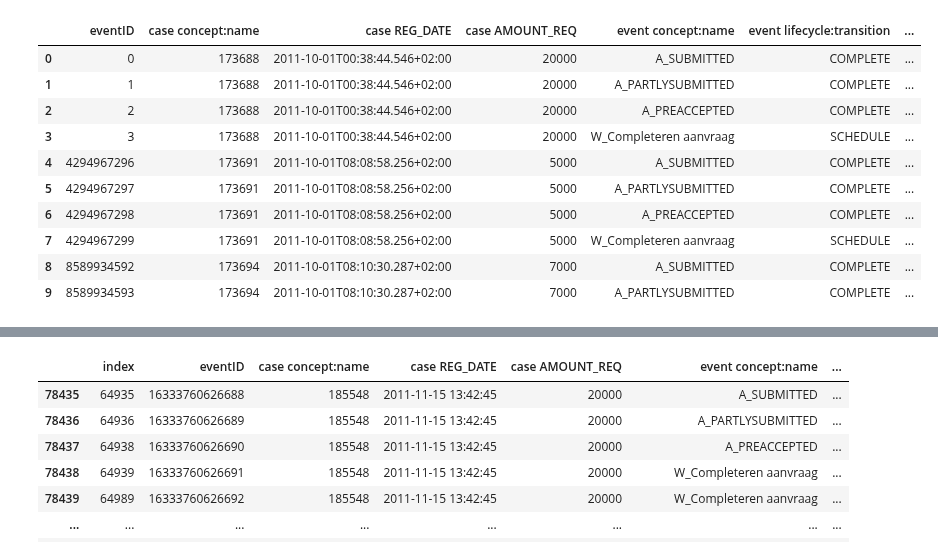
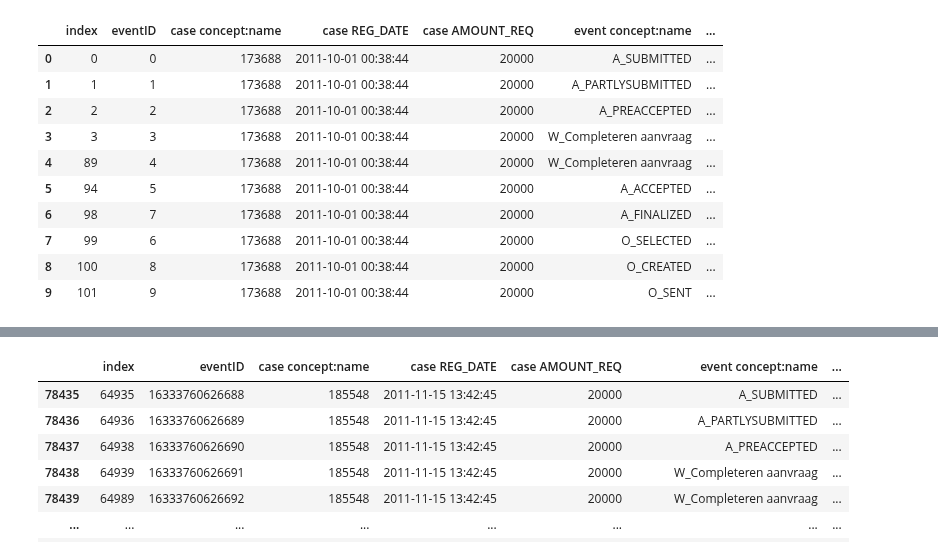
Before and after one commit to Elite-NL/Process_Mining, a Jupyter notebook: Baseline Prediction Tool.ipynb, the cells around one changed output, grey strips where cells are left out. Saved outputs shown, nothing was run; the diff lists cells and outputs as text; code cells hidden in the pictures.

```diff
--- a/Baseline Prediction Tool.ipynb
+++ b/Baseline Prediction Tool.ipynb
@@ -6,33 +6,52 @@ import re
 # %%
 # This notebook can be run separately from the deliverable tool.
 if (('df' not in globals()) or ('df_test' not in globals())):
     df = pd.read_csv('data/BPI_Challenge_2012-training.csv')
 
     df_test = pd.read_csv('data/BPI_Challenge_2012-test.csv')
 
     # Defining database-specific variables
     case_column = "case concept:name"
     registration_time_column = "case REG_DATE"
     event_column = "event concept:name"
     timestamp_column = "event time:timestamp"
     timeformat_registration = "%Y-%m-%dT%H:%M:%S" # new time format
     timeformat_timestamp = "%d-%m-%Y %H:%M:%S.%f"
 
     # Names of columns we will add in this notebook
     position_column = "Position"
-    baseline_next_event_column = "Baseline Prediction for Next Activity"
-    baseline_next_timestamp_column = "Baseline Prediction for Next Timestamp"
+    baseline_la_next_event_column = "Baseline Last Event Prediction for Next Activity" # added in the baseline notebook
+    baseline_la_next_timestamp_column = "Baseline Last Event Prediction for Next Timestamp" # added in the baseline notebook
+    baseline_pos_next_event_column = "Baseline Last Pos Prediction for Next Activity" # added in the baseline notebook
+    baseline_pos_next_timestamp_column = "Baseline Last Pos Prediction for Next Timestamp" # added in the baseline notebook
+
+
+    # We fill in the Position column that shows which position is a certain event in the trace (the first event is 1)
+    df[position_column] = df.groupby([case_column]).cumcount()+1
+    df_test[position_column] = df_test.groupby([case_column]).cumcount()+1
+
+    # Basic data preprocessing of the timestamps
+    df[registration_time_column]= [re.sub('\..*|\+.*','',a,flags=re.DOTALL) for a in df[registration_time_column]]
+    df[registration_time_column] = [datetime.strptime(date, timeformat_registration) for date in df[registration_time_column]]
+    df[timestamp_column] = [datetime.strptime(date, timeformat_timestamp) for date in df[timestamp_column]]
+    df = df.sort_values(by=[case_column, timestamp_column]).reset_index() # sort values by user and time of event
+
+    # Basic data preprocessing of the timestamps
+    df_test[registration_time_column]= [re.sub('\..*|\+.*','',a,flags=re.DOTALL) for a in df_test[registration_time_column]]
+    df_test[registration_time_column] = [datetime.strptime(date, timeformat_registration) for date in df_test[registration_time_column]]
+    df_test[timestamp_column] = [datetime.strptime(date, timeformat_timestamp) for date in df_test[timestamp_column]]
+    df_test = df_test.sort_values(by=[case_column, timestamp_column]).reset_index() # sort values by user and time of event
 
 df.head(10)
 # %% [output]
-|  | eventID | case concept:name | case REG_DATE | case AMOUNT_REQ | event concept:name | event lifecycle:transition | ... |
-| 0 | 0 | 173688 | 2011-10-01T00:38:44.546+02:00 | 20000 | A_SUBMITTED | COMPLETE | ... |
-| 1 | 1 | 173688 | 2011-10-01T00:38:44.546+02:00 | 20000 | A_PARTLYSUBMITTED | COMPLETE | ... |
-| 2 | 2 | 173688 | 2011-10-01T00:38:44.546+02:00 | 20000 | A_PREACCEPTED | COMPLETE | ... |
-| 3 | 3 | 173688 | 2011-10-01T00:38:44.546+02:00 | 20000 | W_Completeren aanvraag | SCHEDULE | ... |
-| 4 | 4294967296 | 173691 | 2011-10-01T08:08:58.256+02:00 | 5000 | A_SUBMITTED | COMPLETE | ... |
-| 5 | 4294967297 | 173691 | 2011-10-01T08:08:58.256+02:00 | 5000 | A_PARTLYSUBMITTED | COMPLETE | ... |
-| 6 | 4294967298 | 173691 | 2011-10-01T08:08:58.256+02:00 | 5000 | A_PREACCEPTED | COMPLETE | ... |
-| 7 | 4294967299 | 173691 | 2011-10-01T08:08:58.256+02:00 | 5000 | W_Completeren aanvraag | SCHEDULE | ... |
-| 8 | 8589934592 | 173694 | 2011-10-01T08:10:30.287+02:00 | 7000 | A_SUBMITTED | COMPLETE | ... |
-| 9 | 8589934593 | 173694 | 2011-10-01T08:10:30.287+02:00 | 7000 | A_PARTLYSUBMITTED | COMPLETE | ... |
+|  | index | eventID | case concept:name | case REG_DATE | case AMOUNT_REQ | event concept:name | ... |
+| 0 | 0 | 0 | 173688 | 2011-10-01 00:38:44 | 20000 | A_SUBMITTED | ... |
+| 1 | 1 | 1 | 173688 | 2011-10-01 00:38:44 | 20000 | A_PARTLYSUBMITTED | ... |
+| 2 | 2 | 2 | 173688 | 2011-10-01 00:38:44 | 20000 | A_PREACCEPTED | ... |
+| 3 | 3 | 3 | 173688 | 2011-10-01 00:38:44 | 20000 | W_Completeren aanvraag | ... |
+| 4 | 89 | 4 | 173688 | 2011-10-01 00:38:44 | 20000 | W_Completeren aanvraag | ... |
+| 5 | 94 | 5 | 173688 | 2011-10-01 00:38:44 | 20000 | A_ACCEPTED | ... |
+| 6 | 98 | 7 | 173688 | 2011-10-01 00:38:44 | 20000 | A_FINALIZED | ... |
+| 7 | 99 | 6 | 173688 | 2011-10-01 00:38:44 | 20000 | O_SELECTED | ... |
+| 8 | 100 | 8 | 173688 | 2011-10-01 00:38:44 | 20000 | O_CREATED | ... |
+| 9 | 101 | 9 | 173688 | 2011-10-01 00:38:44 | 20000 | O_SENT | ... |
```
Also changed, not shown: parts of 12 cells of this notebook, 2 other files.
